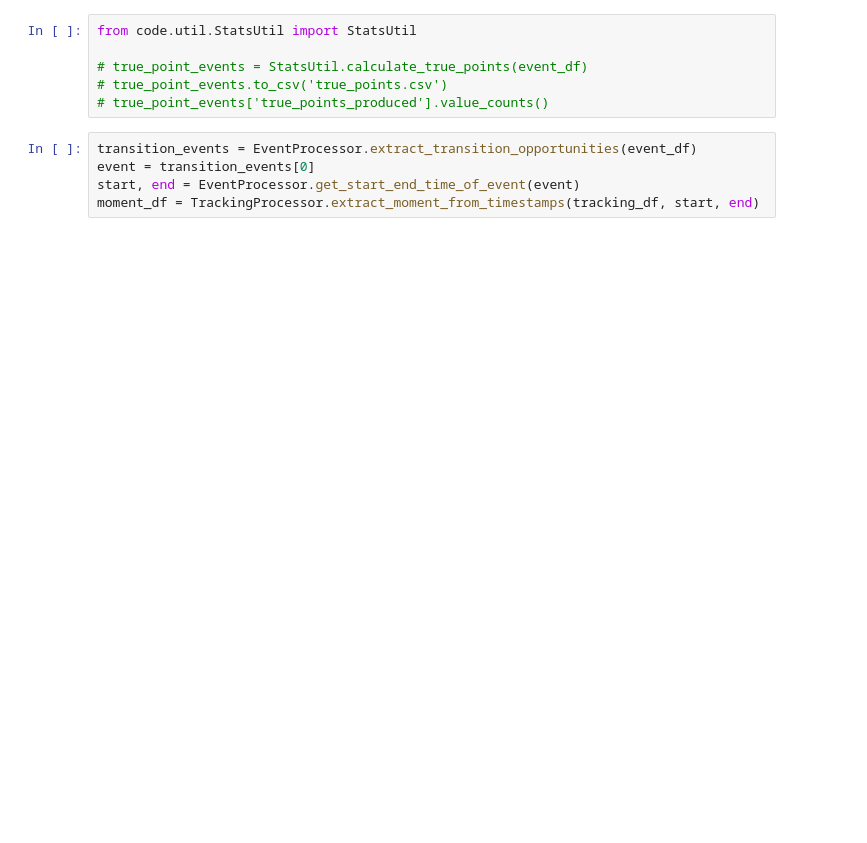
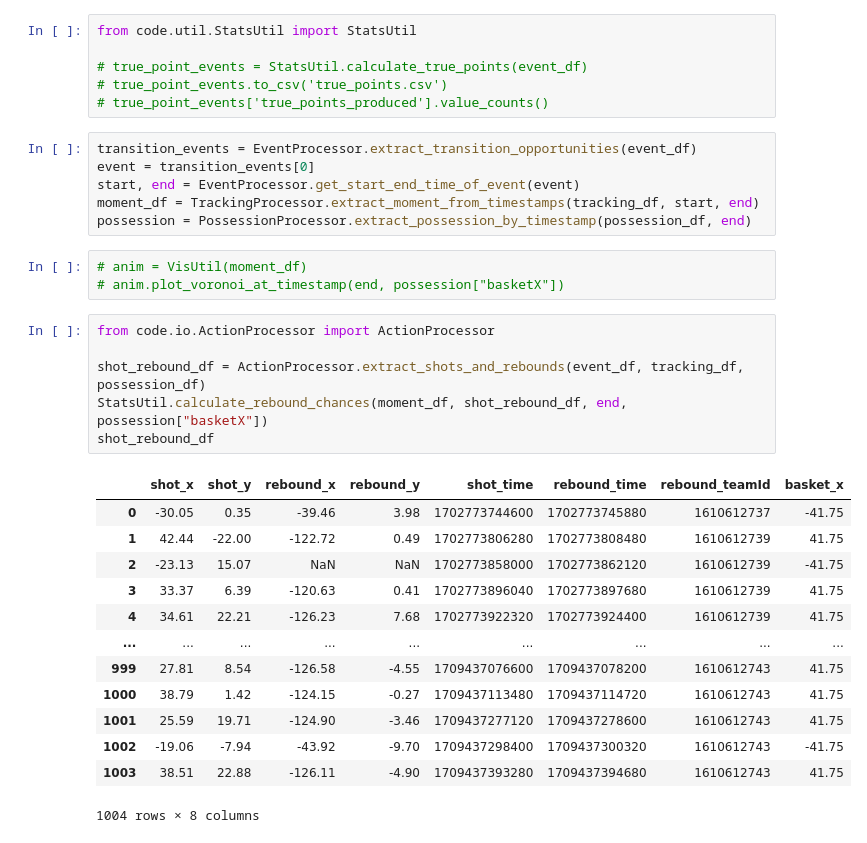
Before and after one commit to dkStephanos/TrueImpactShotCharts, a Jupyter notebook: create_shot_charts.ipynb, the cells around one changed output. Saved outputs shown, nothing was run; the diff lists cells and outputs as text; blank space fills up the shorter version.

```diff
--- a/create_shot_charts.ipynb
+++ b/create_shot_charts.ipynb
@@ -21,5 +28,29 @@ transition_events = EventProcessor.extract_transition_opportunities(event_df)
 event = transition_events[0]
 start, end = EventProcessor.get_start_end_time_of_event(event)
 moment_df = TrackingProcessor.extract_moment_from_timestamps(tracking_df, start, end)
+possession = PossessionProcessor.extract_possession_by_timestamp(possession_df, end)
+# %%
+# anim = VisUtil(moment_df)
+# anim.plot_voronoi_at_timestamp(end, possession["basketX"])
+# %%
+from code.io.ActionProcessor import ActionProcessor
+
+shot_rebound_df = ActionProcessor.extract_shots_and_rebounds(event_df, tracking_df, possession_df)
+StatsUtil.calculate_rebound_chances(moment_df, shot_rebound_df, end, possession["basketX"])
+shot_rebound_df
+# %% [output]
+|  | shot_x | shot_y | rebound_x | rebound_y | shot_time | rebound_time | rebound_teamId | basket_x |
+| 0 | -30.05 | 0.35 | -39.46 | 3.98 | 1702773744600 | 1702773745880 | 1610612737 | -41.75 |
+| 1 | 42.44 | -22.00 | -122.72 | 0.49 | 1702773806280 | 1702773808480 | 1610612739 | 41.75 |
+| 2 | -23.13 | 15.07 | NaN | NaN | 1702773858000 | 1702773862120 | 1610612739 | -41.75 |
+| 3 | 33.37 | 6.39 | -120.63 | 0.41 | 1702773896040 | 1702773897680 | 1610612739 | 41.75 |
+| 4 | 34.61 | 22.21 | -126.23 | 7.68 | 1702773922320 | 1702773924400 | 1610612739 | 41.75 |
+| ... | ... | ... | ... | ... | ... | ... | ... | ... |
+| 999 | 27.81 | 8.54 | -126.58 | -4.55 | 1709437076600 | 1709437078200 | 1610612743 | 41.75 |
+| 1000 | 38.79 | 1.42 | -124.15 | -0.27 | 1709437113480 | 1709437114720 | 1610612743 | 41.75 |
+| 1001 | 25.59 | 19.71 | -124.90 | -3.46 | 1709437277120 | 1709437278600 | 1610612743 | 41.75 |
+| 1002 | -19.06 | -7.94 | -43.92 | -9.70 | 1709437298400 | 1709437300320 | 1610612743 | -41.75 |
+| 1003 | 38.51 | 22.88 | -126.11 | -4.90 | 1709437393280 | 1709437394680 | 1610612743 | 41.75 |
+1004 rows × 8 columns
 # %%
 from code.util.FeatureUtil import FeatureUtil
```
Also changed, not shown: parts of 5 cells of this notebook.
